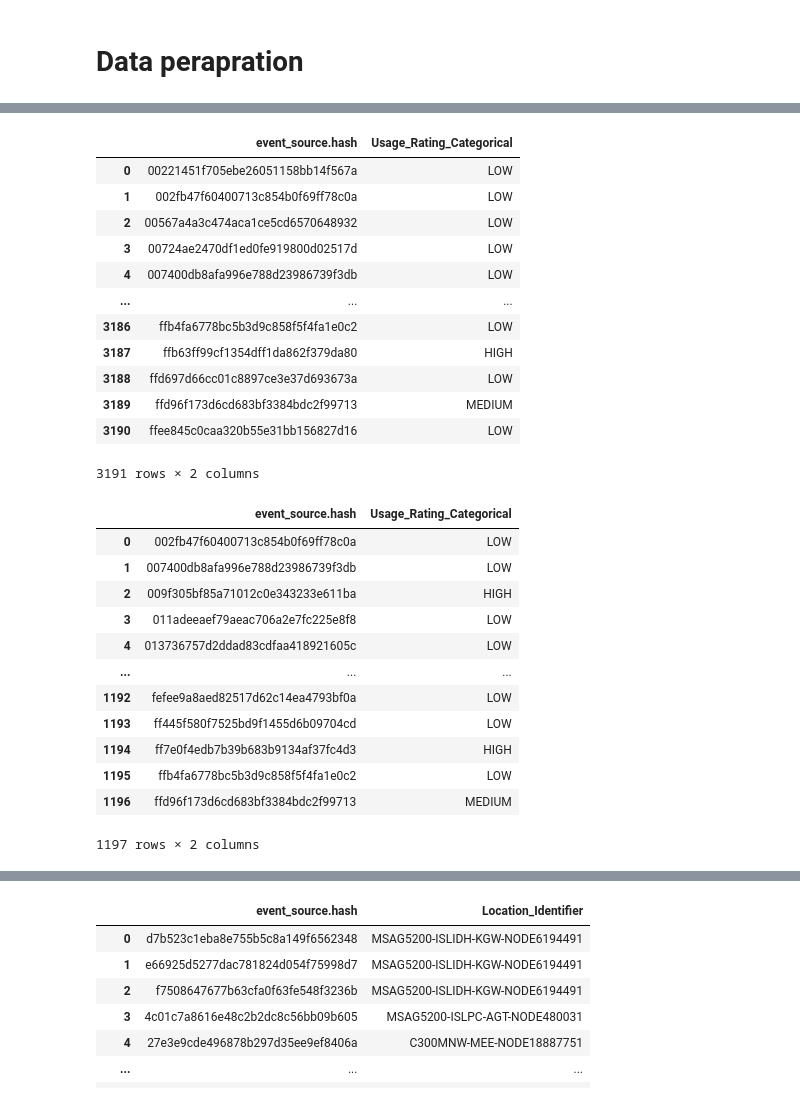
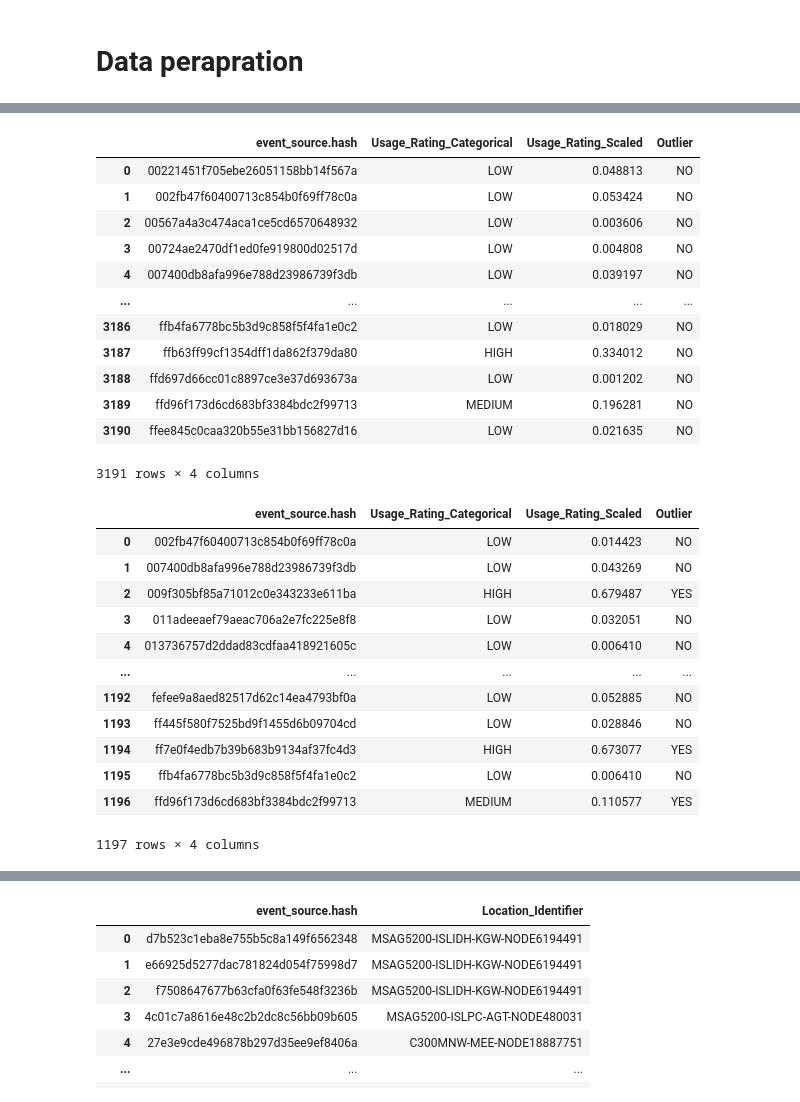
Before and after one commit to cmadusankahw/leve-4-research-hybrid-recommender-for-fixed-line-telco, a Jupyter notebook: User Profile analysis.ipynb, the cells around one changed output, grey strips where cells are left out. Saved outputs shown, nothing was run; the diff lists cells and outputs as text; code cells hidden in the pictures.

```diff
--- a/User Profile analysis.ipynb
+++ b/User Profile analysis.ipynb
@@ -104,36 +105,36 @@ voice_offnet_incoming_usage
 # %%
-voice_offnet_outgoing_usage = voice_offnet_outgoing_usage[['event_source.hash','Usage_Rating_Categorical']]
+voice_offnet_outgoing_usage = voice_offnet_outgoing_usage[['event_source.hash','Usage_Rating_Categorical','Usage_Rating_Scaled','Outlier']]
 voice_offnet_outgoing_usage.drop_duplicates("event_source.hash", inplace=True)
 voice_offnet_outgoing_usage
 # %% [output]
-|  | event_source.hash | Usage_Rating_Categorical |
-| 0 | 00221451f705ebe26051158bb14f567a | LOW |
-| 1 | 002fb47f60400713c854b0f69ff78c0a | LOW |
-| 2 | 00567a4a3c474aca1ce5cd6570648932 | LOW |
-| 3 | 00724ae2470df1ed0fe919800d02517d | LOW |
-| 4 | 007400db8afa996e788d23986739f3db | LOW |
-| ... | ... | ... |
-| 3186 | ffb4fa6778bc5b3d9c858f5f4fa1e0c2 | LOW |
-| 3187 | ffb63ff99cf1354dff1da862f379da80 | HIGH |
-| 3188 | ffd697d66cc01c8897ce3e37d693673a | LOW |
-| 3189 | ffd96f173d6cd683bf3384bdc2f99713 | MEDIUM |
-| 3190 | ffee845c0caa320b55e31bb156827d16 | LOW |
+|  | event_source.hash | Usage_Rating_Categorical | Usage_Rating_Scaled | Outlier |
+| 0 | 00221451f705ebe26051158bb14f567a | LOW | 0.048813 | NO |
+| 1 | 002fb47f60400713c854b0f69ff78c0a | LOW | 0.053424 | NO |
+| 2 | 00567a4a3c474aca1ce5cd6570648932 | LOW | 0.003606 | NO |
+| 3 | 00724ae2470df1ed0fe919800d02517d | LOW | 0.004808 | NO |
+| 4 | 007400db8afa996e788d23986739f3db | LOW | 0.039197 | NO |
+| ... | ... | ... | ... | ... |
+| 3186 | ffb4fa6778bc5b3d9c858f5f4fa1e0c2 | LOW | 0.018029 | NO |
+| 3187 | ffb63ff99cf1354dff1da862f379da80 | HIGH | 0.334012 | NO |
+| 3188 | ffd697d66cc01c8897ce3e37d693673a | LOW | 0.001202 | NO |
+| 3189 | ffd96f173d6cd683bf3384bdc2f99713 | MEDIUM | 0.196281 | NO |
+| 3190 | ffee845c0caa320b55e31bb156827d16 | LOW | 0.021635 | NO |
-3191 rows × 2 columns
+3191 rows × 4 columns
 # %%
-voice_IDD_incoming_usage = voice_IDD_incoming_usage[['event_source.hash','Usage_Rating_Categorical']]
+voice_IDD_incoming_usage = voice_IDD_incoming_usage[['event_source.hash','Usage_Rating_Categorical','Usage_Rating_Scaled','Outlier']]
 voice_IDD_incoming_usage.drop_duplicates("event_source.hash", inplace=True)
 voice_IDD_incoming_usage
 # %% [output]
-|  | event_source.hash | Usage_Rating_Categorical |
-| 0 | 002fb47f60400713c854b0f69ff78c0a | LOW |
-| 1 | 007400db8afa996e788d23986739f3db | LOW |
-| 2 | 009f305bf85a71012c0e343233e611ba | HIGH |
-| 3 | 011adeeaef79aeac706a2e7fc225e8f8 | LOW |
-| 4 | 013736757d2ddad83cdfaa418921605c | LOW |
-| ... | ... | ... |
-| 1192 | fefee9a8aed82517d62c14ea4793bf0a | LOW |
-| 1193 | ff445f580f7525bd9f1455d6b09704cd | LOW |
-| 1194 | ff7e0f4edb7b39b683b9134af37fc4d3 | HIGH |
-| 1195 | ffb4fa6778bc5b3d9c858f5f4fa1e0c2 | LOW |
-| 1196 | ffd96f173d6cd683bf3384bdc2f99713 | MEDIUM |
+|  | event_source.hash | Usage_Rating_Categorical | Usage_Rating_Scaled | Outlier |
+| 0 | 002fb47f60400713c854b0f69ff78c0a | LOW | 0.014423 | NO |
+| 1 | 007400db8afa996e788d23986739f3db | LOW | 0.043269 | NO |
+| 2 | 009f305bf85a71012c0e343233e611ba | HIGH | 0.679487 | YES |
+| 3 | 011adeeaef79aeac706a2e7fc225e8f8 | LOW | 0.032051 | NO |
+| 4 | 013736757d2ddad83cdfaa418921605c | LOW | 0.006410 | NO |
+| ... | ... | ... | ... | ... |
+| 1192 | fefee9a8aed82517d62c14ea4793bf0a | LOW | 0.052885 | NO |
+| 1193 | ff445f580f7525bd9f1455d6b09704cd | LOW | 0.028846 | NO |
+| 1194 | ff7e0f4edb7b39b683b9134af37fc4d3 | HIGH | 0.673077 | YES |
+| 1195 | ffb4fa6778bc5b3d9c858f5f4fa1e0c2 | LOW | 0.006410 | NO |
+| 1196 | ffd96f173d6cd683bf3384bdc2f99713 | MEDIUM | 0.110577 | YES |
-1197 rows × 2 columns
+1197 rows × 4 columns
```
Also changed, not shown: parts of 11 cells of this notebook, 3 other files.
